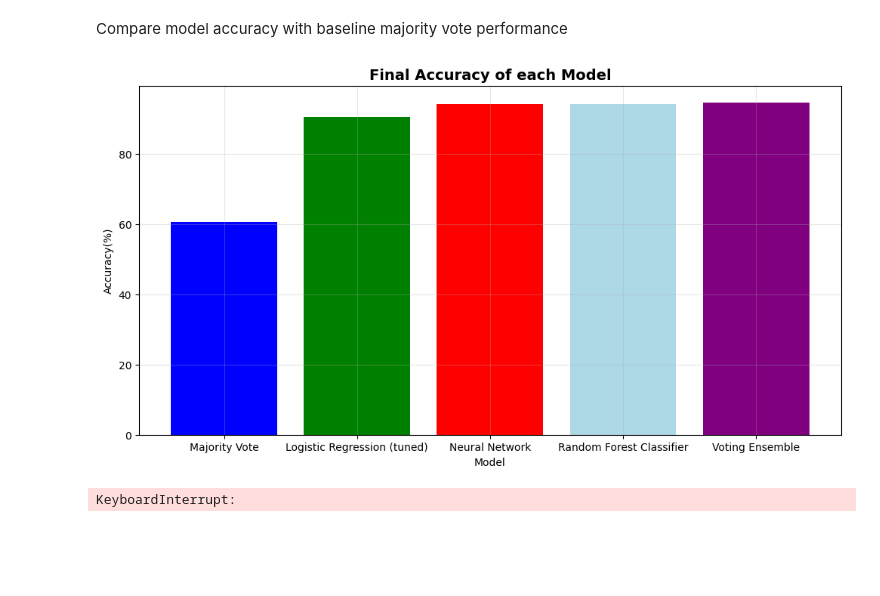
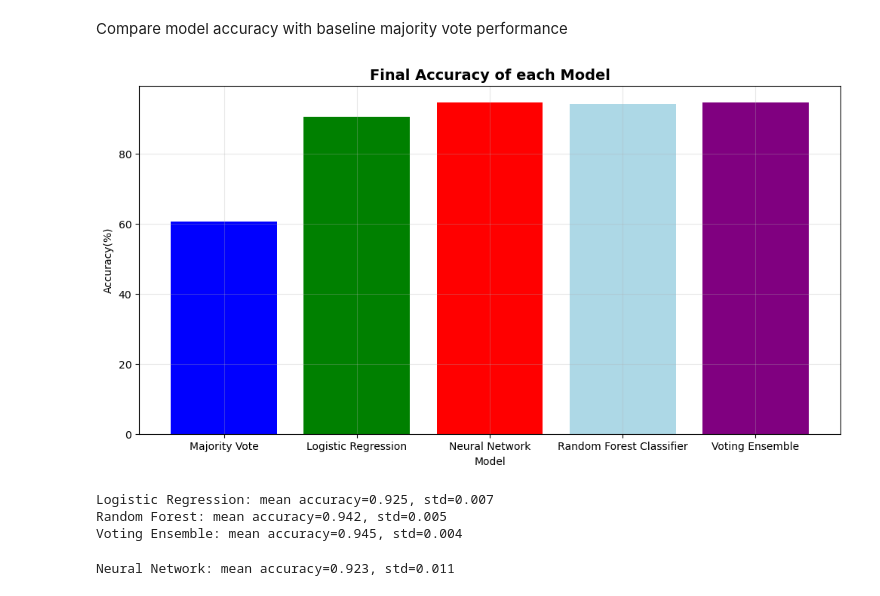
Before and after one commit to mayyan531/Spambase, a Jupyter notebook: spambase.ipynb, the cells around one changed output. Cells and saved outputs as stored; diff of their text form; code cells hidden in the pictures; blank space fills up the shorter version.

Commit message:
kfold for neural network + graph

```diff
--- a/spambase.ipynb
+++ b/spambase.ipynb
@@ -387,26 +390,26 @@ Voting ensemble accuracy: 0.946
 # %% [markdown]
 Compare model accuracy with baseline majority vote performance
 # %%
-models = ['Majority Vote', 'Logistic Regression (tuned)', 'Neural Network', 'Random Forest Classifier', 'Voting Ensemble']
+models = ['Majority Vote', 'Logistic Regression', 'Neural Network', 'Random Forest Classifier', 'Voting Ensemble']
 accuracy = [baseline_accuracy*100, acc_lr[-1]*100, acc_nn[-1]*100, acc_rf*100, acc_voting*100]
 
 plt.figure(figsize=(12, 6))
 plt.bar(models, accuracy, color = ['blue', 'green', 'red', 'lightblue', 'purple'])
 plt.title('Final Accuracy of each Model', fontsize=14, fontweight='bold')
 plt.xlabel('Model')
 plt.ylabel('Accuracy(%)')
 plt.grid(True, alpha=0.3)
 
 plt.show()
 # %% [output]
-[figure, old version]
+[figure, new version]
 # %%
 # stratified 5-fold splits
 skf = StratifiedKFold(n_splits=5, shuffle=True, random_state=random_seed)
 
 # define each model, evaluate with cross-validation
 cv_models = {
-    'Logistic Regression (tuned)': make_pipeline(StandardScaler(), make_lr_model(best_lr_config)),
+    'Logistic Regression': make_pipeline(StandardScaler(), make_lr_model(best_lr_config)),
     'Random Forest': RandomForestClassifier(**clf.best_params_, random_state=random_seed),
     'Voting Ensemble': make_pipeline(
         StandardScaler(),
@@ -423,10 +426,49 @@ cv_models = {
 }
 
 cv_results = {}
+cv_acc = [0.606]
 
 for name, estimator in cv_models.items():
     scores = cross_val_score(estimator, X, y, cv=skf, scoring='accuracy')
     cv_results[name] = scores
+    cv_acc.append(scores.mean())
     print(f"{name}: mean accuracy={scores.mean():.3f}, std={scores.std():.3f}")
 # %% [output]
-KeyboardInterrupt:
+Logistic Regression: mean accuracy=0.925, std=0.007
+Random Forest: mean accuracy=0.942, std=0.005
+Voting Ensemble: mean accuracy=0.945, std=0.004
+# %%
+fold_acc = []
+
+for fold, (train_idx, val_idx) in enumerate(skf.split(X, y)):
+    # Split data
+    X_train_fold = torch.tensor(X.iloc[train_idx].values, dtype=torch.float32)
+    y_train_fold = torch.tensor(y.iloc[train_idx].values.reshape(-1, 1), dtype=torch.float32)
+    X_val_fold = torch.tensor(X.iloc[val_idx].values, dtype=torch.float32)
+    y_val_fold = torch.tensor(y.iloc[val_idx].values.reshape(-1, 1), dtype=torch.float32)
+
+    # Initialize a fresh model for each fold
+    model = NeuralNetwork(X.shape[1], dropout=DROPOUT_P)
+
+    # Define optimizer, loss, and scheduler using best hyperparameters
+    criterion = nn.BCELoss()
+    optimizer = torch.optim.Adam(model.parameters(), lr=LR_NN, weight_decay=best_wd)
+    scheduler = torch.optim.lr_scheduler.StepLR(optimizer, step_size=best_step, gamma=best_gamma)
+
+    # Train model on current fold
+    train_loss, val_loss, val_acc, epochs = train_neural_network(
+        model, criterion, optimizer, EPOCH_NN, scheduler,
+        X_train_t=X_train_fold, y_train_t=y_train_fold,
+        X_test_t=X_val_fold, y_test_t=y_val_fold
+    )
+
+    # Record final validation accuracy
+    fold_acc.append(val_acc[-1])
+
+# --- Compute overall cross-validation results ---
+cv_results["Neural Network"] = fold_acc
+cv_acc.append(np.mean(cv_results.get("Neural Network")))
+
+print(f"Neural Network: mean accuracy={np.mean(cv_results.get("Neural Network")):.3f}, std={np.std(cv_results.get("Neural Network")):.3f}")
+# %% [output]
+Neural Network: mean accuracy=0.923, std=0.011
```
Also changed, not shown: parts of 3 cells of this notebook.
